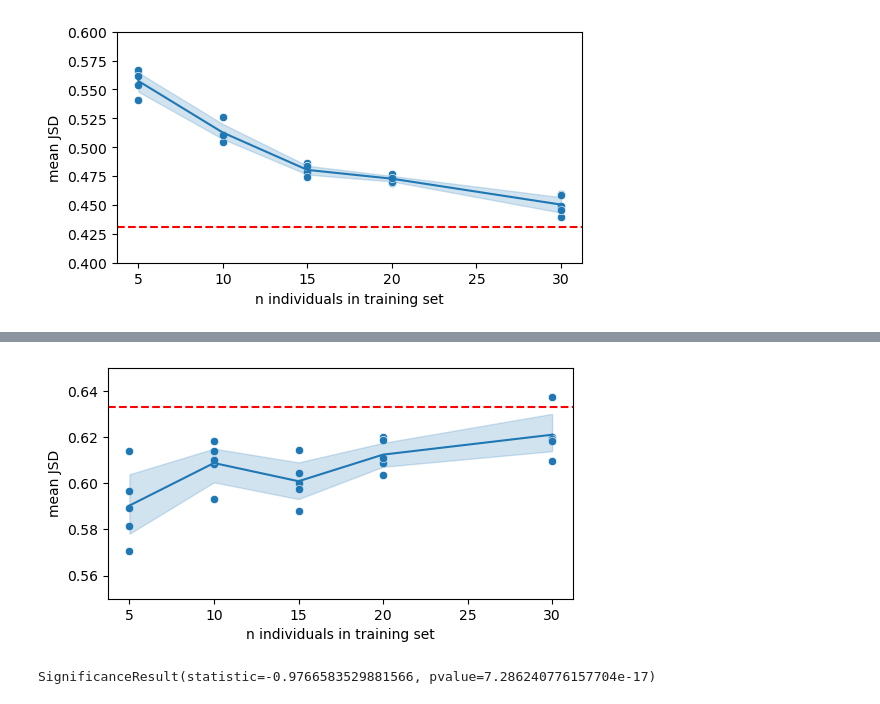
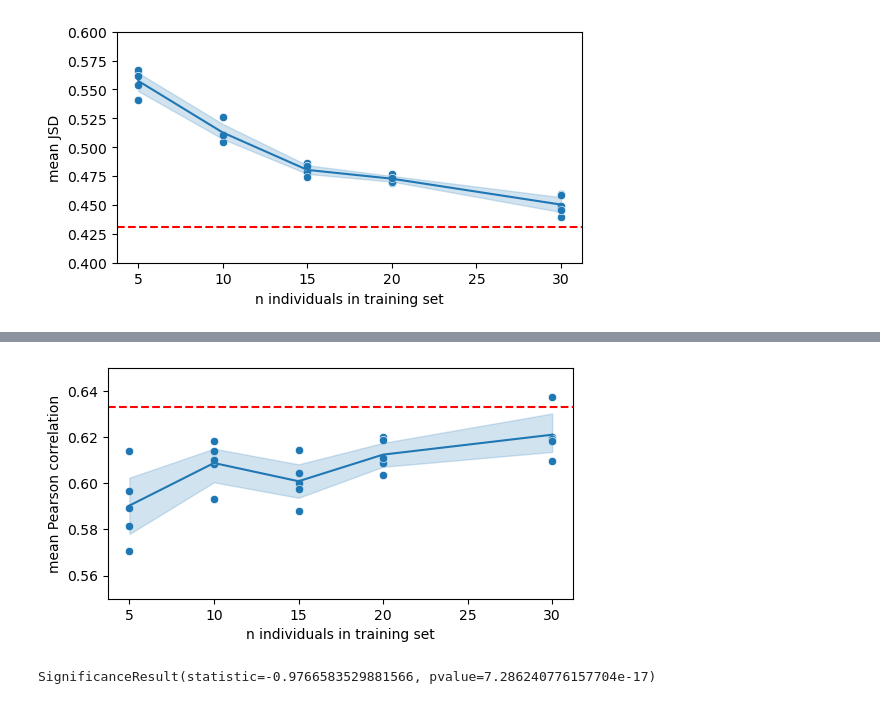
Before and after one commit to Danko-Lab/clipnet_ablation, a Jupyter notebook: evaluation_metrics/ensemble_predictions.ipynb, the cells around one changed output, grey strips where cells are left out. Drawn from its saved outputs; the diff is of its cells as text; code cells hidden in the pictures.

```diff
--- a/evaluation_metrics/ensemble_predictions.ipynb
+++ b/evaluation_metrics/ensemble_predictions.ipynb
@@ -48,22 +48,16 @@ colors = prop_cycle.by_key()["color"]
 SCRATCH = "/Users/adamhe/github/scratch"
 
 jsd = {5: [], 10: [], 15: [], 20: [], 30: []}
+track_pearson = {5: [], 10: [], 15: [], 20: [], 30: []}
+quantity_log_pearson = {5: [], 10: [], 15: [], 20: [], 30: []}
 for n in jsd:
     for r in range(5):
-        mean = np.nanmean(
-            h5py.File(
-                os.path.join(SCRATCH, f"ensemble_n{n}_run{r}_fold_0_performance_metrics.h5")
-            )["track_js_distance"][:]
+        hf = h5py.File(
+            os.path.join(SCRATCH, f"ensemble_n{n}_run{r}_fold_0_performance_metrics.h5")
         )
-        jsd[n].append(mean)
-
-quantity_log_pearson = {5: [], 10: [], 15: [], 20: [], 30: []}
-for n in quantity_log_pearson:
-    for r in range(5):
-        mean = h5py.File(
-            os.path.join(SCRATCH, f"ensemble_n{n}_run{r}_fold_0_performance_metrics.h5")
-        )["quantity_log_pearson"][:][0]
-        quantity_log_pearson[n].append(mean)
+        jsd[n].append(np.nanmean(hf["track_js_distance"][:]))
+        track_pearson[n].append(np.nanmean(hf["track_pearson"][:]))
+        quantity_log_pearson[n].append(hf["quantity_log_pearson"][:][0])
 # %%
 jsd_df = pd.DataFrame(jsd).melt()
 jsd_df.columns = ["n", "JSD"]
@@ -88,18 +101,18 @@ plt.savefig("clipnet_jsd_profile_predictions.pdf")
 # %%
 fig = plt.figure(figsize=(6, 3))
 ax = fig.add_subplot(1, 1, 1)
 
 sns.scatterplot(data=quantity_log_pearson_df, x="n", y="Quantity Log Pearson", ax=ax)
 sns.lineplot(data=quantity_log_pearson_df, x="n", y="Quantity Log Pearson", ax=ax)
 plt.axhline(0.633, color="red", linestyle="--")
 #plt.axhline(0.3509571345224863, color="black")
 ax.set_ylim(0.55, 0.65)
 
 ax.set_xlabel("n individuals in training set")
-ax.set_ylabel("mean JSD")
+ax.set_ylabel("mean Pearson correlation")
 plt.savefig("clipnet_pearson_log_quantity_predictions.pdf")
 # %% [output]
-[figure, old version]
+[figure, new version]
 # %%
 spearmanr(jsd_df["n"], jsd_df["JSD"])
 # %% [output]
```
Also changed, not shown: parts of 2 cells of this notebook, 3 other files.
